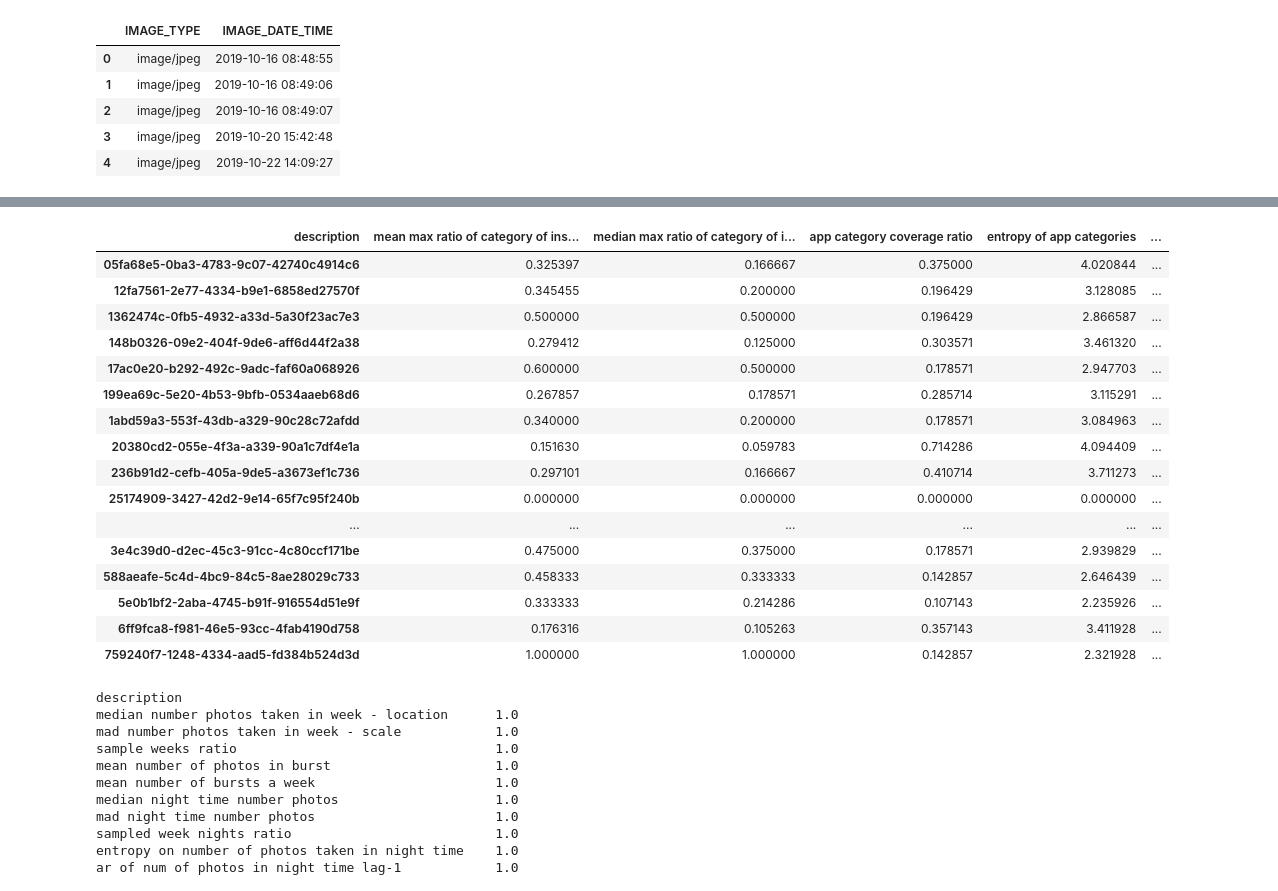
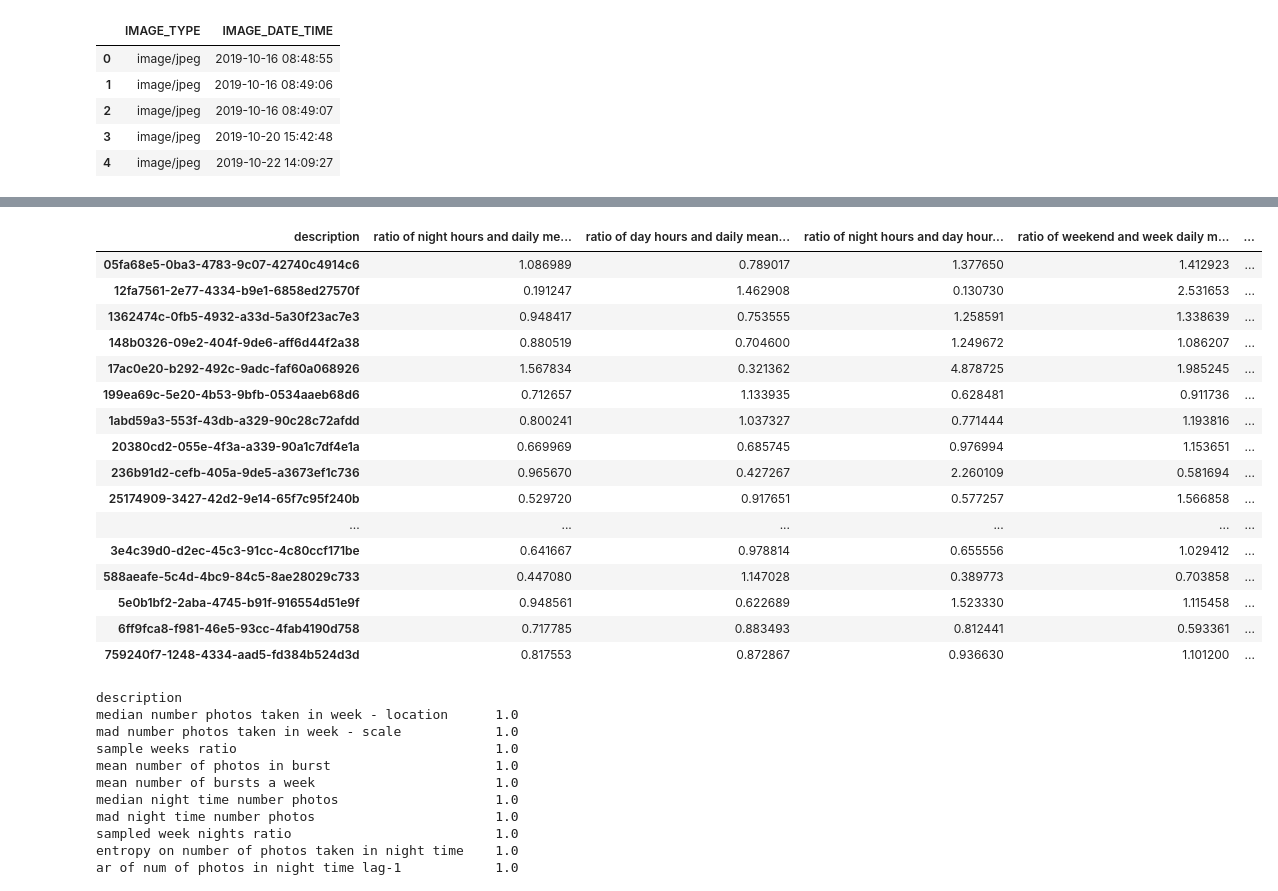
Before and after one commit to oavioz/Louie7Predictors, a Jupyter notebook: NotebookSessions/photo_gallery_test.ipynb, the cells around one changed output, grey strips where cells are left out. Drawn from its saved outputs; the diff is of its cells as text; code cells hidden in the pictures.

```diff
--- a/NotebookSessions/photo_gallery_test.ipynb
+++ b/NotebookSessions/photo_gallery_test.ipynb
@@ -75,23 +75,23 @@ install_apps:  8
 # %%
-x.iloc[:, 30:36]
+x.iloc[:, 30:41]
 # %% [output]
-| description | mean max ratio of category of ins... | median max ratio of category of i... | app category coverage ratio | entropy of app categories | ... |
-| 05fa68e5-0ba3-4783-9c07-42740c4914c6 | 0.325397 | 0.166667 | 0.375000 | 4.020844 | ... |
-| 12fa7561-2e77-4334-b9e1-6858ed27570f | 0.345455 | 0.200000 | 0.196429 | 3.128085 | ... |
-| 1362474c-0fb5-4932-a33d-5a30f23ac7e3 | 0.500000 | 0.500000 | 0.196429 | 2.866587 | ... |
-| 148b0326-09e2-404f-9de6-aff6d44f2a38 | 0.279412 | 0.125000 | 0.303571 | 3.461320 | ... |
-| 17ac0e20-b292-492c-9adc-faf60a068926 | 0.600000 | 0.500000 | 0.178571 | 2.947703 | ... |
-| 199ea69c-5e20-4b53-9bfb-0534aaeb68d6 | 0.267857 | 0.178571 | 0.285714 | 3.115291 | ... |
-| 1abd59a3-553f-43db-a329-90c28c72afdd | 0.340000 | 0.200000 | 0.178571 | 3.084963 | ... |
-| 20380cd2-055e-4f3a-a339-90a1c7df4e1a | 0.151630 | 0.059783 | 0.714286 | 4.094409 | ... |
-| 236b91d2-cefb-405a-9de5-a3673ef1c736 | 0.297101 | 0.166667 | 0.410714 | 3.711273 | ... |
-| 25174909-3427-42d2-9e14-65f7c95f240b | 0.000000 | 0.000000 | 0.000000 | 0.000000 | ... |
+| description | ratio of night hours and daily me... | ratio of day hours and daily mean... | ratio of night hours and day hour... | ratio of weekend and week daily m... | ... |
+| 05fa68e5-0ba3-4783-9c07-42740c4914c6 | 1.086989 | 0.789017 | 1.377650 | 1.412923 | ... |
+| 12fa7561-2e77-4334-b9e1-6858ed27570f | 0.191247 | 1.462908 | 0.130730 | 2.531653 | ... |
+| 1362474c-0fb5-4932-a33d-5a30f23ac7e3 | 0.948417 | 0.753555 | 1.258591 | 1.338639 | ... |
+| 148b0326-09e2-404f-9de6-aff6d44f2a38 | 0.880519 | 0.704600 | 1.249672 | 1.086207 | ... |
+| 17ac0e20-b292-492c-9adc-faf60a068926 | 1.567834 | 0.321362 | 4.878725 | 1.985245 | ... |
+| 199ea69c-5e20-4b53-9bfb-0534aaeb68d6 | 0.712657 | 1.133935 | 0.628481 | 0.911736 | ... |
+| 1abd59a3-553f-43db-a329-90c28c72afdd | 0.800241 | 1.037327 | 0.771444 | 1.193816 | ... |
+| 20380cd2-055e-4f3a-a339-90a1c7df4e1a | 0.669969 | 0.685745 | 0.976994 | 1.153651 | ... |
+| 236b91d2-cefb-405a-9de5-a3673ef1c736 | 0.965670 | 0.427267 | 2.260109 | 0.581694 | ... |
+| 25174909-3427-42d2-9e14-65f7c95f240b | 0.529720 | 0.917651 | 0.577257 | 1.566858 | ... |
 | ... | ... | ... | ... | ... | ... |
-| 3e4c39d0-d2ec-45c3-91cc-4c80ccf171be | 0.475000 | 0.375000 | 0.178571 | 2.939829 | ... |
-| 588aeafe-5c4d-4bc9-84c5-8ae28029c733 | 0.458333 | 0.333333 | 0.142857 | 2.646439 | ... |
-| 5e0b1bf2-2aba-4745-b91f-916554d51e9f | 0.333333 | 0.214286 | 0.107143 | 2.235926 | ... |
-| 6ff9fca8-f981-46e5-93cc-4fab4190d758 | 0.176316 | 0.105263 | 0.357143 | 3.411928 | ... |
-| 759240f7-1248-4334-aad5-fd384b524d3d | 1.000000 | 1.000000 | 0.142857 | 2.321928 | ... |
+| 3e4c39d0-d2ec-45c3-91cc-4c80ccf171be | 0.641667 | 0.978814 | 0.655556 | 1.029412 | ... |
+| 588aeafe-5c4d-4bc9-84c5-8ae28029c733 | 0.447080 | 1.147028 | 0.389773 | 0.703858 | ... |
+| 5e0b1bf2-2aba-4745-b91f-916554d51e9f | 0.948561 | 0.622689 | 1.523330 | 1.115458 | ... |
+| 6ff9fca8-f981-46e5-93cc-4fab4190d758 | 0.717785 | 0.883493 | 0.812441 | 0.593361 | ... |
+| 759240f7-1248-4334-aad5-fd384b524d3d | 0.817553 | 0.872867 | 0.936630 | 1.101200 | ... |
 # %%
 from scipy.stats import zscore
 from sklearn import preprocessing
```
Also changed, not shown: parts of 1 cell of this notebook, 2 other files.
